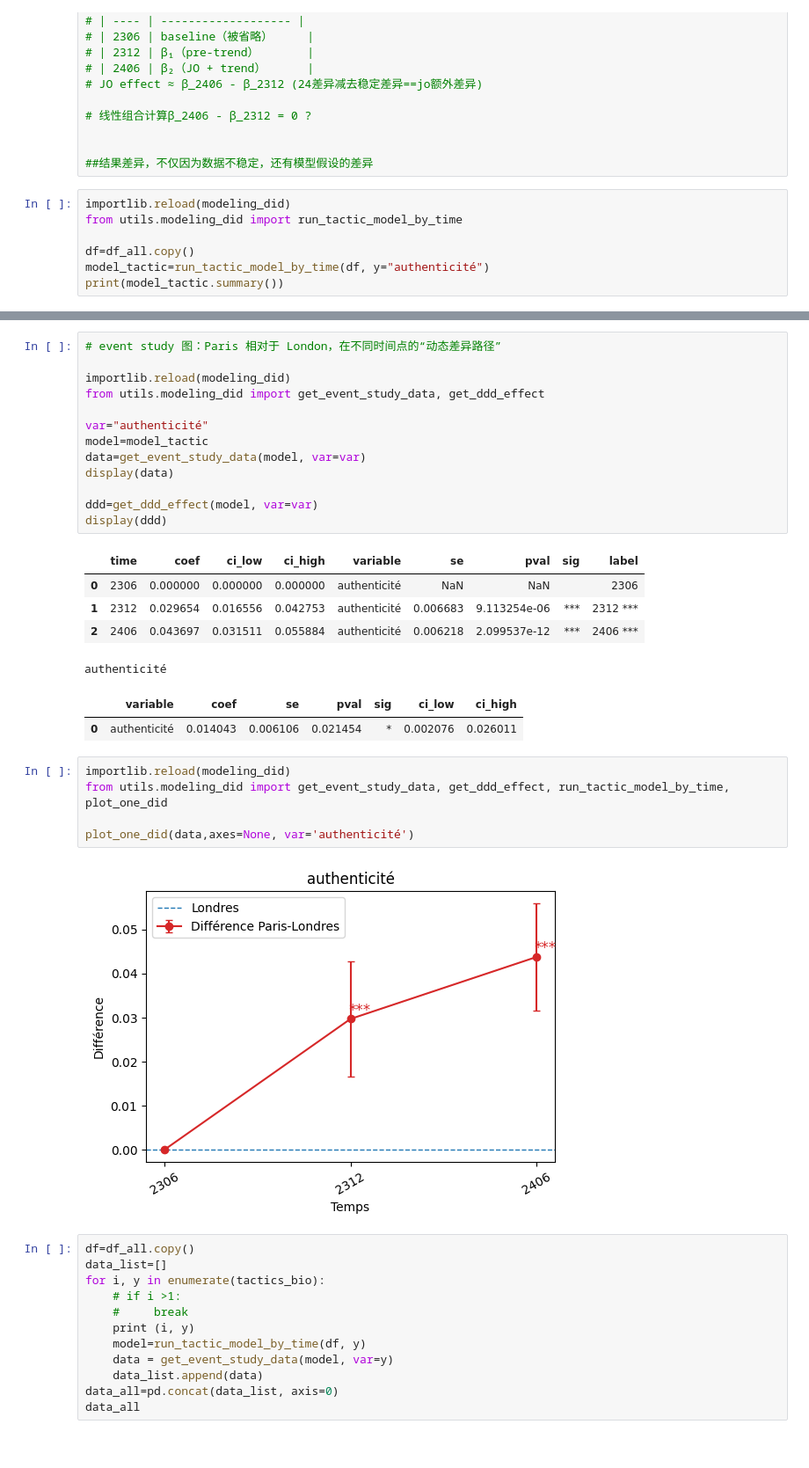
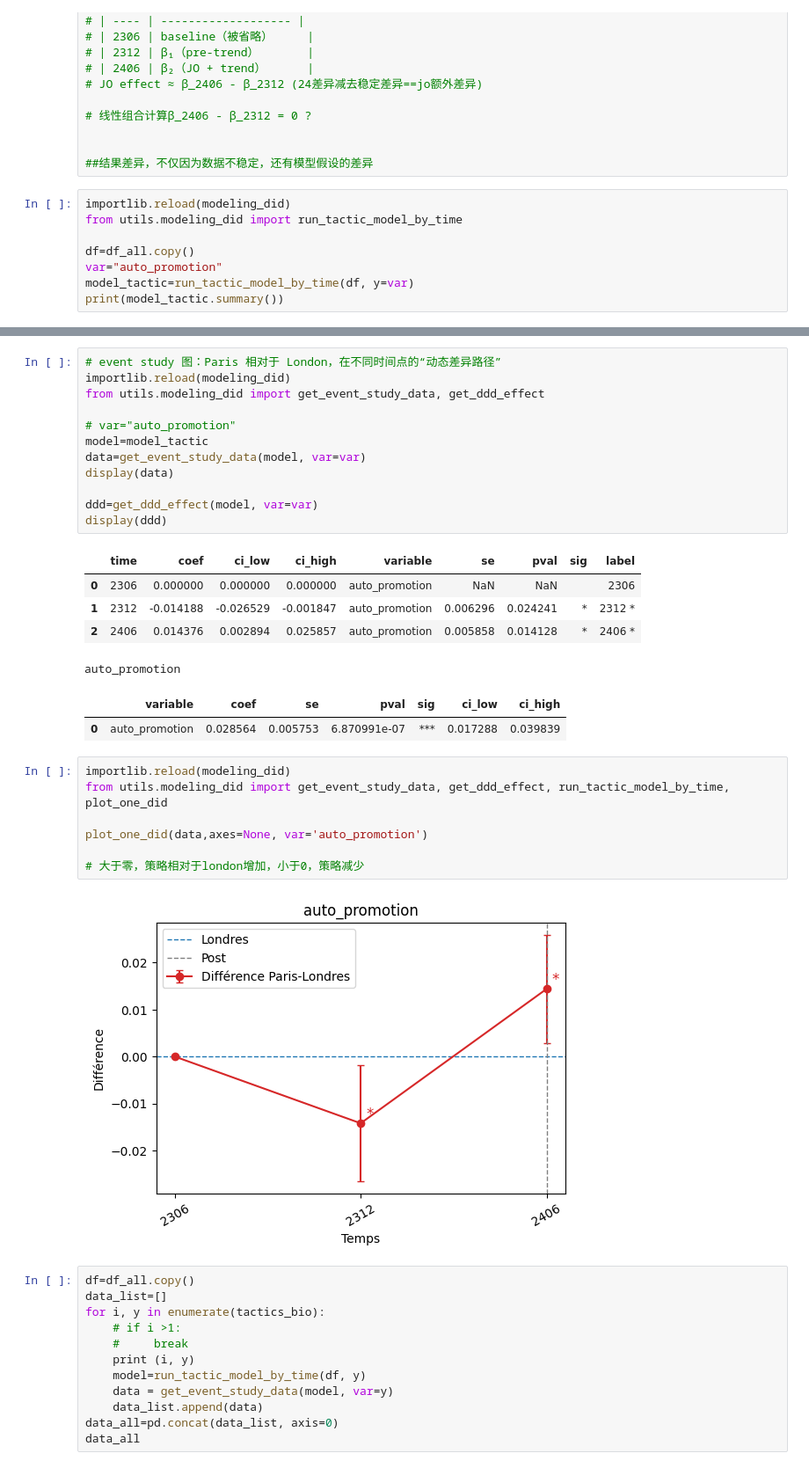
Before and after one commit to yeliu-dh/SelfPresentation_Multimodal_airbnb, a Jupyter notebook: D_stat/test_mod2324-2.ipynb, the cells around one changed output, grey strips where cells are left out. Shown at 88% size. Saved outputs shown, nothing was run; the diff lists cells and outputs as text.

```diff
--- a/D_stat/test_mod2324-2.ipynb
+++ b/D_stat/test_mod2324-2.ipynb
@@ -262,7 +260,8 @@ importlib.reload(modeling_did)
 from utils.modeling_did import run_tactic_model_by_time
 
 df=df_all.copy()
-model_tactic=run_tactic_model_by_time(df, y="authenticité")
+var="auto_promotion"
+model_tactic=run_tactic_model_by_time(df, y=var)
 print(model_tactic.summary())
 # %% [output]
                             OLS Regression Results
@@ -301,11 +300,10 @@ strong multicollinearity or other numerical problems.
 # delta 2406 : in_paris:C(time)[T.2406]- C(time)[T.2406]
 # %%
 # event study 图：Paris 相对于 London，在不同时间点的“动态差异路径”
-
 importlib.reload(modeling_did)
 from utils.modeling_did import get_event_study_data, get_ddd_effect
 
-var="authenticité"
+# var="auto_promotion"
 model=model_tactic
 data=get_event_study_data(model, var=var)
 display(data)
@@ -314,19 +312,21 @@ ddd=get_ddd_effect(model, var=var)
 display(ddd)
 # %% [output]
 |  | time | coef | ci_low | ci_high | variable | se | pval | sig | label |
-| 0 | 2306 | 0.000000 | 0.000000 | 0.000000 | authenticité | NaN | NaN |  | 2306 |
-| 1 | 2312 | 0.029654 | 0.016556 | 0.042753 | authenticité | 0.006683 | 9.113254e-06 | *** | 2312 *** |
-| 2 | 2406 | 0.043697 | 0.031511 | 0.055884 | authenticité | 0.006218 | 2.099537e-12 | *** | 2406 *** |
+| 0 | 2306 | 0.000000 | 0.000000 | 0.000000 | auto_promotion | NaN | NaN |  | 2306 |
+| 1 | 2312 | -0.014188 | -0.026529 | -0.001847 | auto_promotion | 0.006296 | 0.024241 | * | 2312 * |
+| 2 | 2406 | 0.014376 | 0.002894 | 0.025857 | auto_promotion | 0.005858 | 0.014128 | * | 2406 * |
-authenticité
+auto_promotion
 |  | variable | coef | se | pval | sig | ci_low | ci_high |
-| 0 | authenticité | 0.014043 | 0.006106 | 0.021454 | * | 0.002076 | 0.026011 |
+| 0 | auto_promotion | 0.028564 | 0.005753 | 6.870991e-07 | *** | 0.017288 | 0.039839 |
 # %%
 importlib.reload(modeling_did)
 from utils.modeling_did import get_event_study_data, get_ddd_effect, run_tactic_model_by_time, plot_one_did
 
-plot_one_did(data,axes=None, var='authenticité')
+plot_one_did(data,axes=None, var='auto_promotion')
+
+# 大于零，策略相对于london增加，小于0，策略减少
 # %% [output]
-[figure, old version]
+[figure, new version]
 # %%
 df=df_all.copy()
 data_list=[]
```
Also changed, not shown: parts of 43 cells of this notebook, 7 other files.
